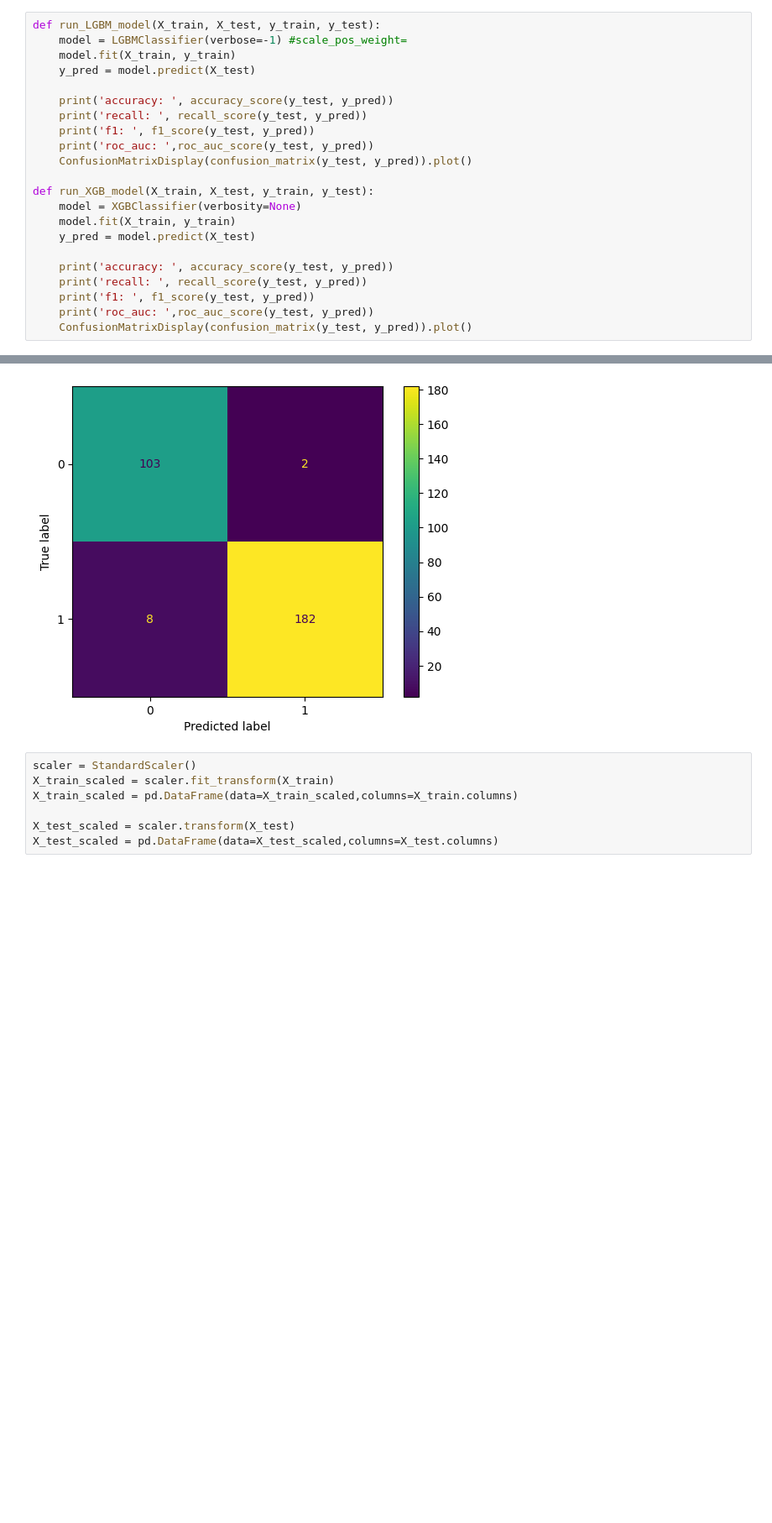
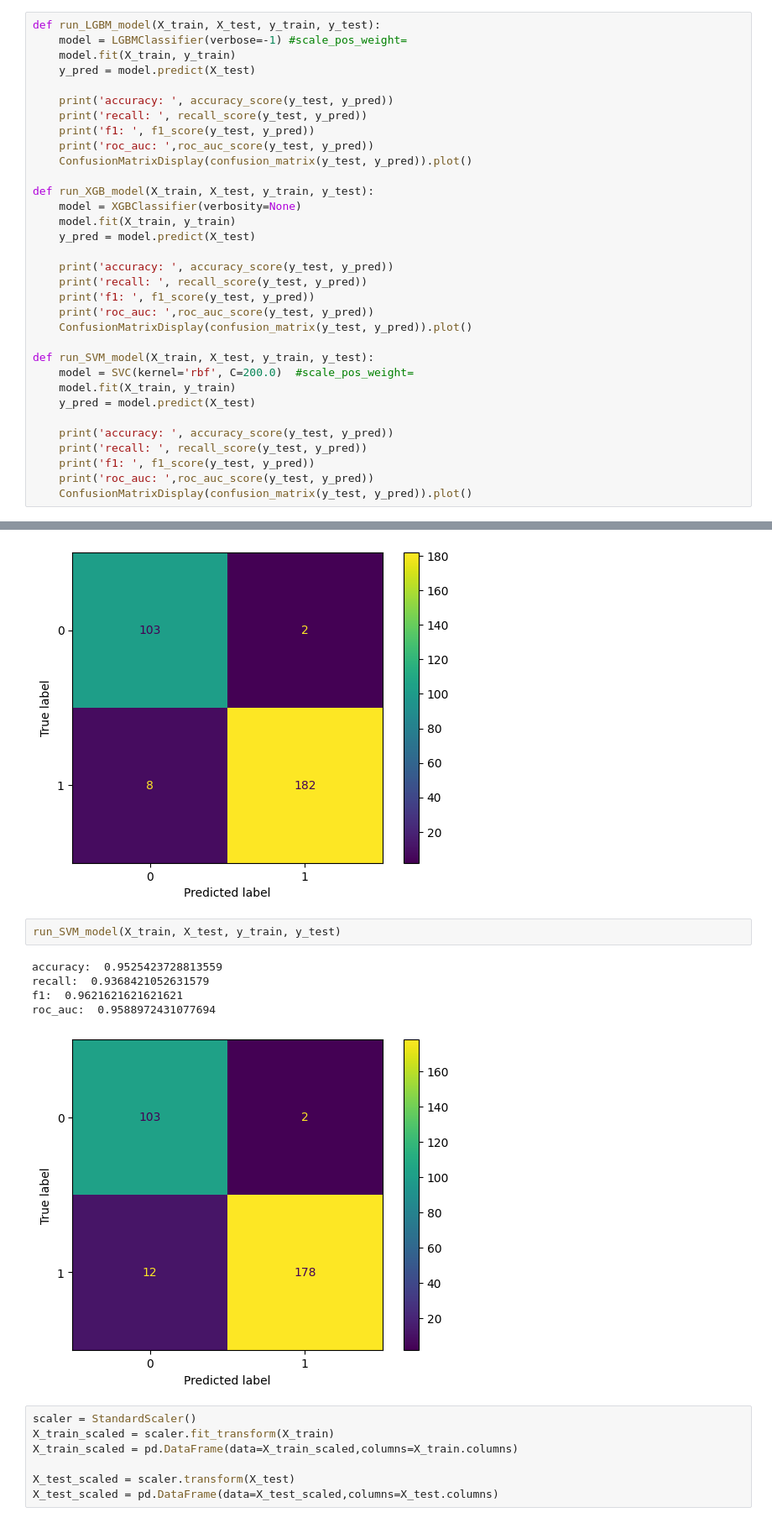
Before and after one commit to karol-pa/Spectra_Classification_Exercises, a Jupyter notebook: exercise.ipynb, the cells around one changed output, grey strips where cells are left out. Shown: that part at 84% size. Saved outputs shown, nothing was run; the diff lists cells and outputs as text; blank space fills up the shorter version.

```diff
--- a/exercise.ipynb
+++ b/exercise.ipynb
@@ -147,6 +151,17 @@ def run_XGB_model(X_train, X_test, y_train, y_test):
     print('f1: ', f1_score(y_test, y_pred))
     print('roc_auc: ',roc_auc_score(y_test, y_pred))
     ConfusionMatrixDisplay(confusion_matrix(y_test, y_pred)).plot()
+
+def run_SVM_model(X_train, X_test, y_train, y_test):
+    model = SVC(kernel='rbf', C=200.0)  #scale_pos_weight=
+    model.fit(X_train, y_train)
+    y_pred = model.predict(X_test)
+
+    print('accuracy: ', accuracy_score(y_test, y_pred))
+    print('recall: ', recall_score(y_test, y_pred))
+    print('f1: ', f1_score(y_test, y_pred))
+    print('roc_auc: ',roc_auc_score(y_test, y_pred))
+    ConfusionMatrixDisplay(confusion_matrix(y_test, y_pred)).plot()
 # %%
 run_LGBM_model(X_train, X_test, y_train, y_test)
 # %% [output]
@@ -163,6 +178,14 @@ recall:  0.9578947368421052
 f1:  0.9732620320855614
 roc_auc:  0.969423558897243
 [figure]
+# %%
+run_SVM_model(X_train, X_test, y_train, y_test)
+# %% [output]
+accuracy:  0.9525423728813559
+recall:  0.9368421052631579
+f1:  0.9621621621621621
+roc_auc:  0.9588972431077694
+[figure, added]
 # %%
 scaler = StandardScaler()
 X_train_scaled = scaler.fit_transform(X_train)
```
Also changed, not shown: parts of 7 cells of this notebook.
